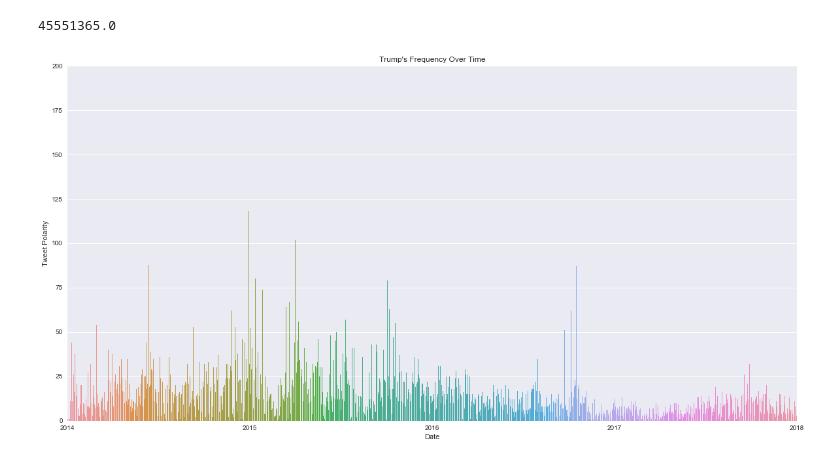
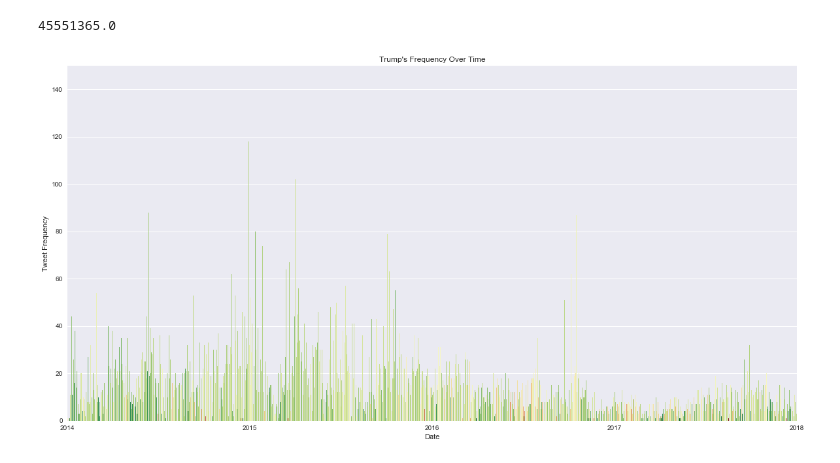
Before and after one commit to TEAbraham/Project-1, a Jupyter notebook: Data/Thomas Abraham.ipynb, the cells around one changed output. Cells and saved outputs as stored; diff of their text form; code cells hidden in the pictures.

```diff
--- a/Data/Thomas Abraham.ipynb
+++ b/Data/Thomas Abraham.ipynb
@@ -45,15 +46,15 @@ trump_tweet.Avg_Followers.max()
 # %%
 x = ['2013','2014','2015','2016','2017','2018']
 
 sns.set(rc={'figure.figsize':(20,10)})
-g=sns.barplot(x=trump_tweet.Date, y=trump_tweet['# of Text'])
+g=sns.barplot(x=trump_tweet.Date, y=trump_tweet['# of Text'], palette=mpl.cm.ScalarMappable(cmap='RdYlGn').to_rgba(trump_tweet['Avg_Compound']))
 
 g.xaxis.set_major_locator(ticker.MultipleLocator(359))
 g.xaxis.set_major_formatter(ticker.FixedFormatter(x))
 
 plt.title(f"Trump's Frequency Over Time")
-plt.ylabel("Tweet Polarity")
-plt.ylim(0,200)
+plt.ylabel("Tweet Frequency")
+plt.ylim(0,150)
 plt.show()
 # %% [output]
-[figure, old version]
+[figure, new version]
```
Also changed, not shown: parts of 3 cells of this notebook.
